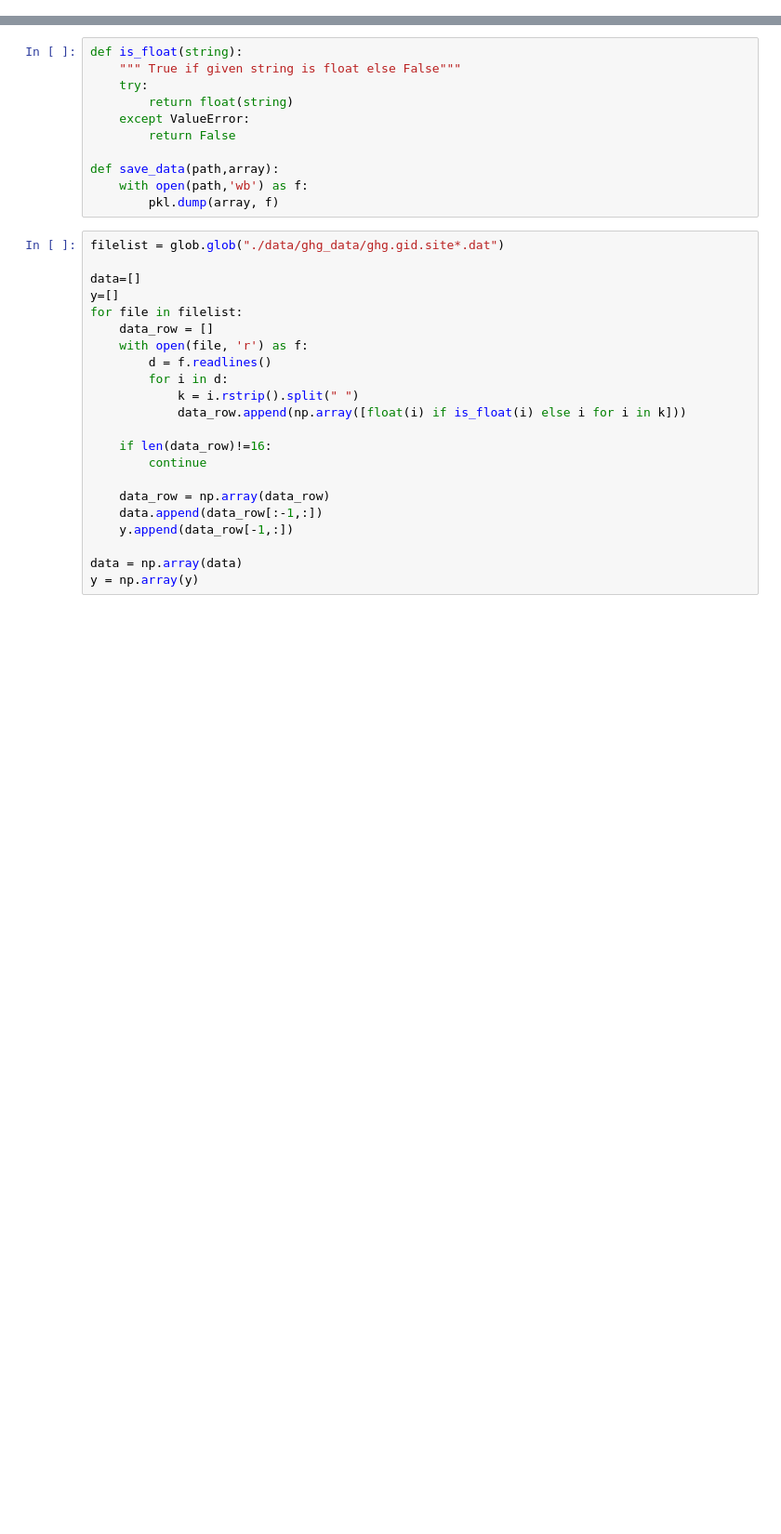
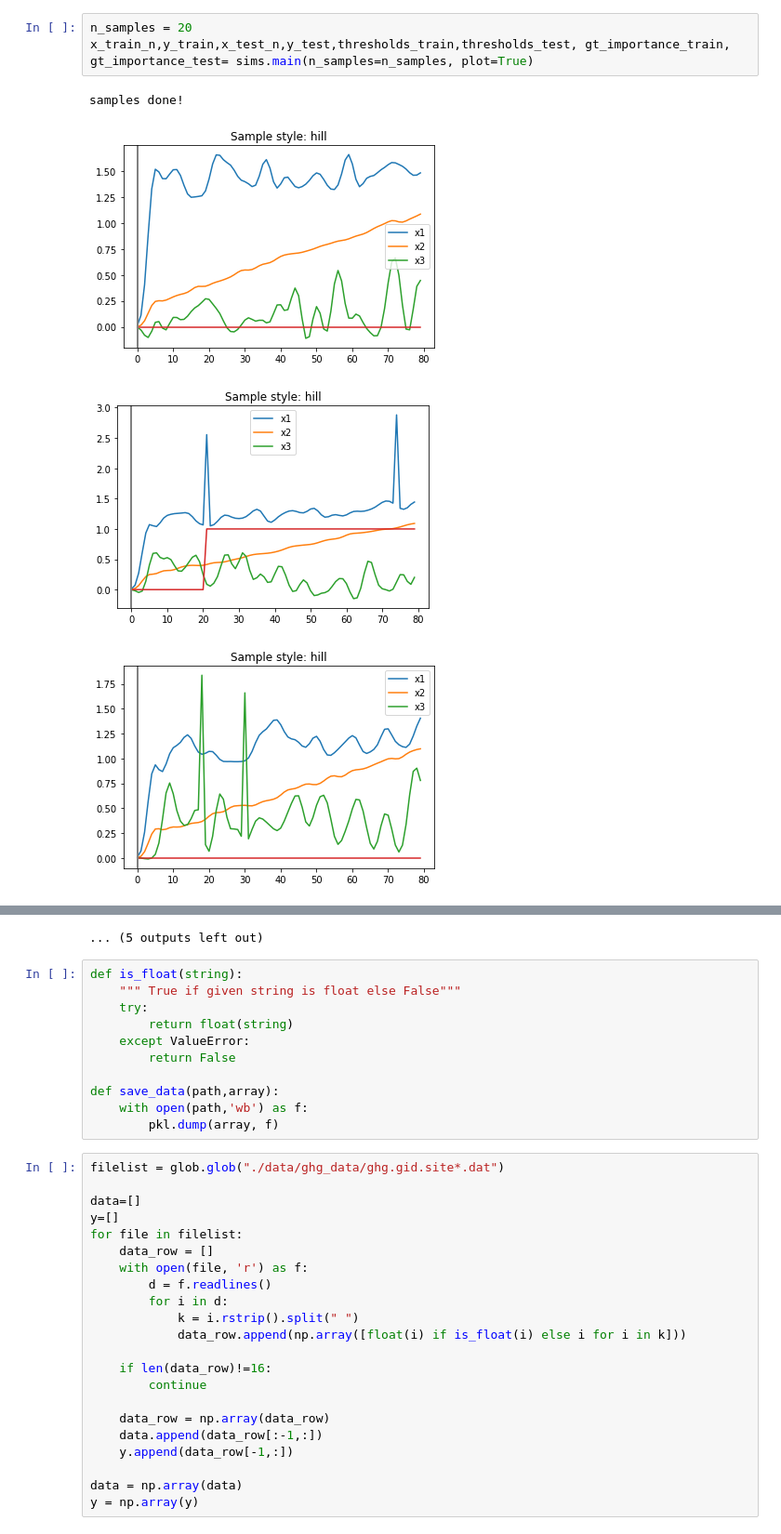
Before and after one commit to sanatonek/time_series_explainability, a Jupyter notebook: data_generator/preprocess_ghg.ipynb, the cells around one changed output, grey strips where cells are left out. Shown at 93% size. Saved outputs shown, nothing was run; the diff lists cells and outputs as text; blank space fills up the shorter version.

```diff
--- a/data_generator/preprocess_ghg.ipynb
+++ b/data_generator/preprocess_ghg.ipynb
@@ -10,0 +14,8 @@ import glob
+# %%
+n_samples = 20
+x_train_n,y_train,x_test_n,y_test,thresholds_train,thresholds_test, gt_importance_train, gt_importance_test= sims.main(n_samples=n_samples, plot=True)
+# %% [output]
+samples done!
+[figure, added]
+[figure, added]
+[figure, added]
@@ -11,3 +30,4 @@ import glob
+... (5 outputs left out)
 # %%
 def is_float(string):
     """ True if given string is float else False"""
```
Also changed, not shown: parts of 2 cells of this notebook, 8 other files.
